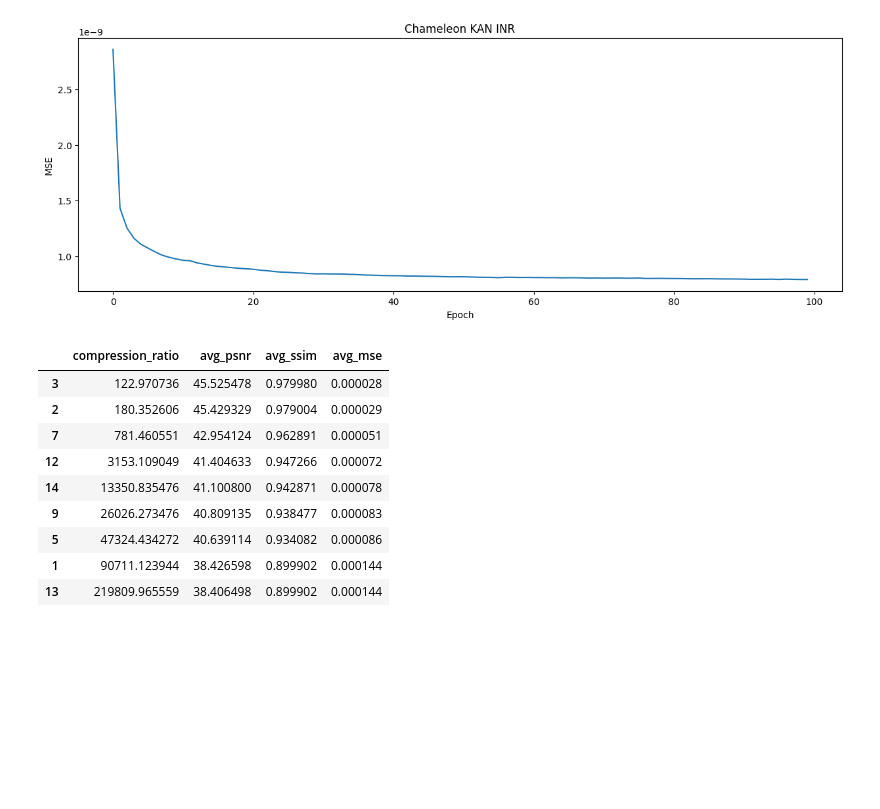
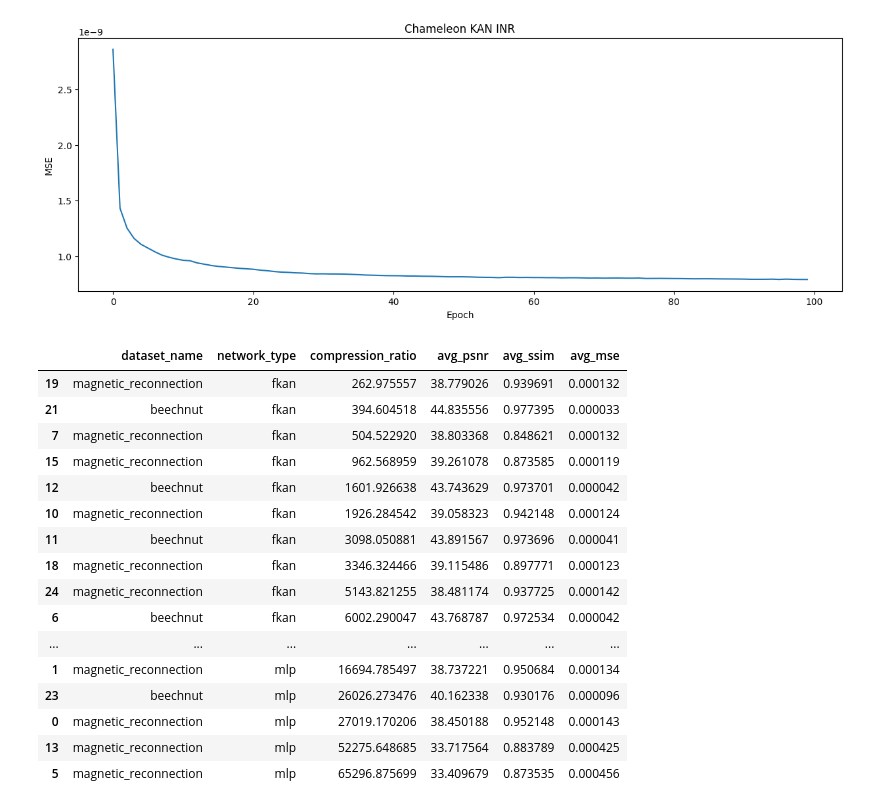
Before and after one commit to charlescohanlon/kan_inr, a Jupyter notebook: vis.ipynb, the cells around one changed output. Cells and saved outputs as stored; diff of their text form; code cells hidden in the pictures; blank space fills up the shorter version.

```diff
--- a/vis.ipynb
+++ b/vis.ipynb
@@ -34,41 +34,48 @@ figure.show()
 # %%
 # Concatenate all .csv result files into one dataframe
 from pathlib import Path
 import pandas as pd
 
 result_dir = Path("/grand/insitu/cohanlon/results")
 agg_file = result_dir / "aggregated_results.csv"
 
 csv_files = list(result_dir.glob("*.csv"))
 # Aggregate all csv files into one dataframe and remove each of the original files, then save the new dataframe to a new csv file
 dataframes = []
 for csv_file in csv_files:
     if csv_file == agg_file:
         continue
     df = pd.read_csv(csv_file)
     dataframes.append(df)
-    csv_file.unlink()  # Remove the original file
+    # csv_file.unlink()  # Remove the original file
 
 if dataframes:
     results = pd.concat(dataframes, ignore_index=True)
     results.to_csv(agg_file, index=False)
 else:
     results = pd.read_csv(agg_file)
 
-results = results[results["dataset_name"] == "beechnut"]
-results.sort_values(by=["compression_ratio"], inplace=True)
-results[["compression_ratio", "avg_psnr", "avg_ssim", "avg_mse"]]
+# results = results[results["dataset_name"] == "magnetic_reconnection"]
+results.sort_values(by=["network_type", "compression_ratio"], inplace=True)
+results[["dataset_name", "network_type", "compression_ratio", "avg_psnr", "avg_ssim", "avg_mse"]]
 # %% [output]
-|  | compression_ratio | avg_psnr | avg_ssim | avg_mse |
-| 3 | 122.970736 | 45.525478 | 0.979980 | 0.000028 |
-| 2 | 180.352606 | 45.429329 | 0.979004 | 0.000029 |
-| 7 | 781.460551 | 42.954124 | 0.962891 | 0.000051 |
-| 12 | 3153.109049 | 41.404633 | 0.947266 | 0.000072 |
-| 14 | 13350.835476 | 41.100800 | 0.942871 | 0.000078 |
-| 9 | 26026.273476 | 40.809135 | 0.938477 | 0.000083 |
-| 5 | 47324.434272 | 40.639114 | 0.934082 | 0.000086 |
-| 1 | 90711.123944 | 38.426598 | 0.899902 | 0.000144 |
-| 13 | 219809.965559 | 38.406498 | 0.899902 | 0.000144 |
+|  | dataset_name | network_type | compression_ratio | avg_psnr | avg_ssim | avg_mse |
+| 19 | magnetic_reconnection | fkan | 262.975557 | 38.779026 | 0.939691 | 0.000132 |
+| 21 | beechnut | fkan | 394.604518 | 44.835556 | 0.977395 | 0.000033 |
+| 7 | magnetic_reconnection | fkan | 504.522920 | 38.803368 | 0.848621 | 0.000132 |
+| 15 | magnetic_reconnection | fkan | 962.568959 | 39.261078 | 0.873585 | 0.000119 |
+| 12 | beechnut | fkan | 1601.926638 | 43.743629 | 0.973701 | 0.000042 |
+| 10 | magnetic_reconnection | fkan | 1926.284542 | 39.058323 | 0.942148 | 0.000124 |
+| 11 | beechnut | fkan | 3098.050881 | 43.891567 | 0.973696 | 0.000041 |
+| 18 | magnetic_reconnection | fkan | 3346.324466 | 39.115486 | 0.897771 | 0.000123 |
+| 24 | magnetic_reconnection | fkan | 5143.821255 | 38.481174 | 0.937725 | 0.000142 |
+| 6 | beechnut | fkan | 6002.290047 | 43.768787 | 0.972534 | 0.000042 |
+| ... | ... | ... | ... | ... | ... | ... |
+| 1 | magnetic_reconnection | mlp | 16694.785497 | 38.737221 | 0.950684 | 0.000134 |
+| 23 | beechnut | mlp | 26026.273476 | 40.162338 | 0.930176 | 0.000096 |
+| 0 | magnetic_reconnection | mlp | 27019.170206 | 38.450188 | 0.952148 | 0.000143 |
+| 13 | magnetic_reconnection | mlp | 52275.648685 | 33.717564 | 0.883789 | 0.000425 |
+| 5 | magnetic_reconnection | mlp | 65296.875699 | 33.409679 | 0.873535 | 0.000456 |
 # %%
 # %% [markdown]
 # Grid layout → **rows = metrics (PSNR, SSIM, MSE)**, **columns = datasets**.
```
Also changed, not shown: parts of 2 cells of this notebook.
